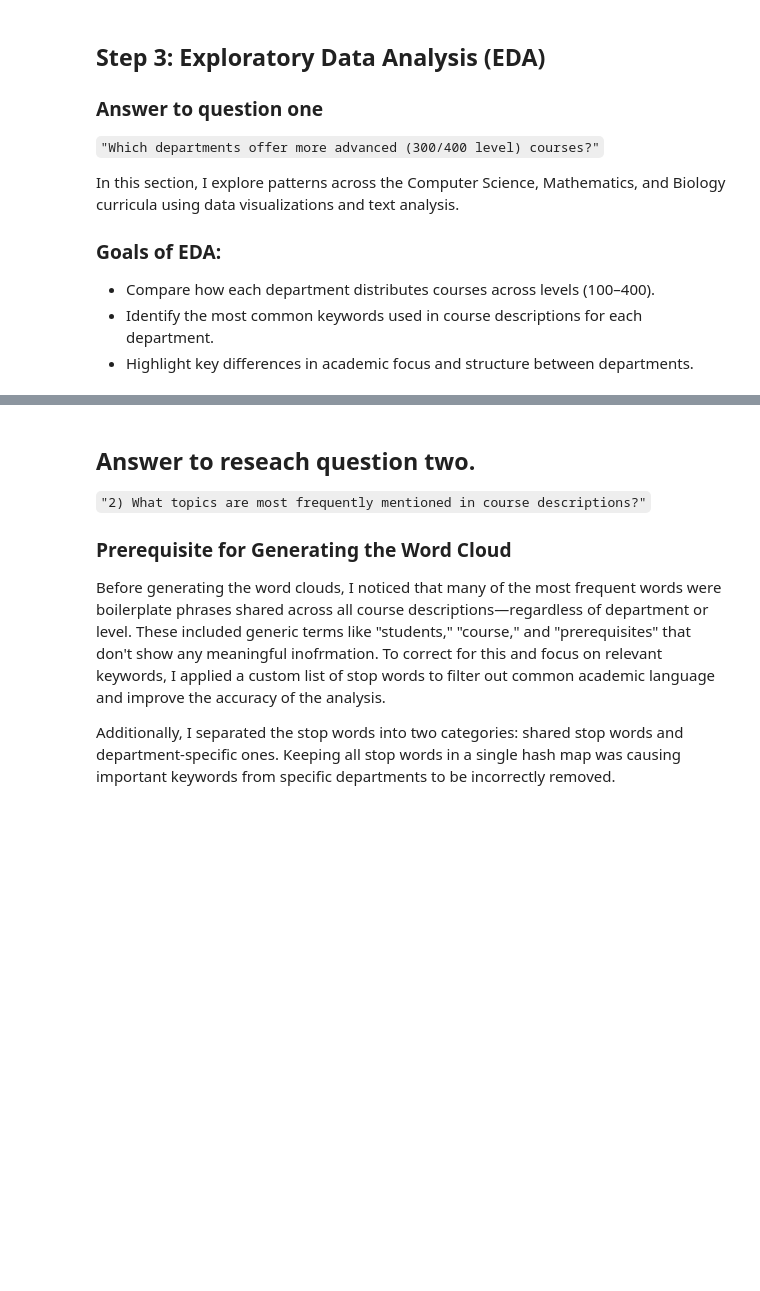
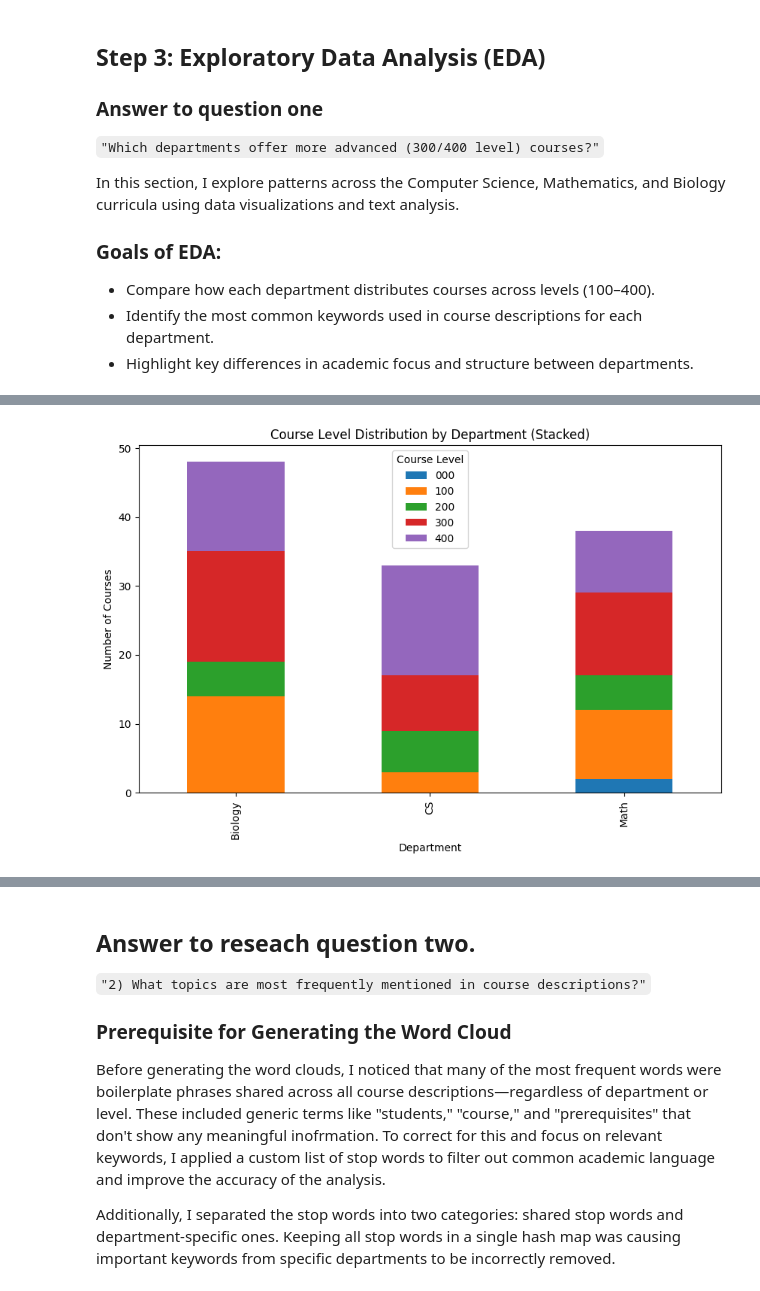
Before and after one commit to danielcoblentz/DepartmentalCourseAnalysis, a Jupyter notebook: CS200_final_project.ipynb, the cells around one changed output, grey strips where cells are left out. Cells and saved outputs as stored; diff of their text form; code cells hidden in the pictures; blank space fills up the shorter version.

```diff
--- a/CS200_final_project.ipynb
+++ b/CS200_final_project.ipynb
@@ -213,0 +258,14 @@ This bar chart visualizes the number of courses offered at each level (000,100,
+# %%
+#other graphs(not choosing these just wanted to see the result more EDA)
+
+level_counts = df_combined.groupby(['Department', 'Course Level']).size().reset_index(name='Count')
+
+pivot_table = level_counts.pivot(index='Department', columns='Course Level', values='Count')
+pivot_table.plot(kind='bar', stacked=True, figsize=(10, 6))
+plt.title('Course Level Distribution by Department (Stacked)')
+plt.xlabel('Department')
+plt.ylabel('Number of Courses')
+plt.legend(title='Course Level')
+plt.show()
+# %% [output]
+[figure, added]
```
Also changed, not shown: parts of 19 cells of this notebook.
